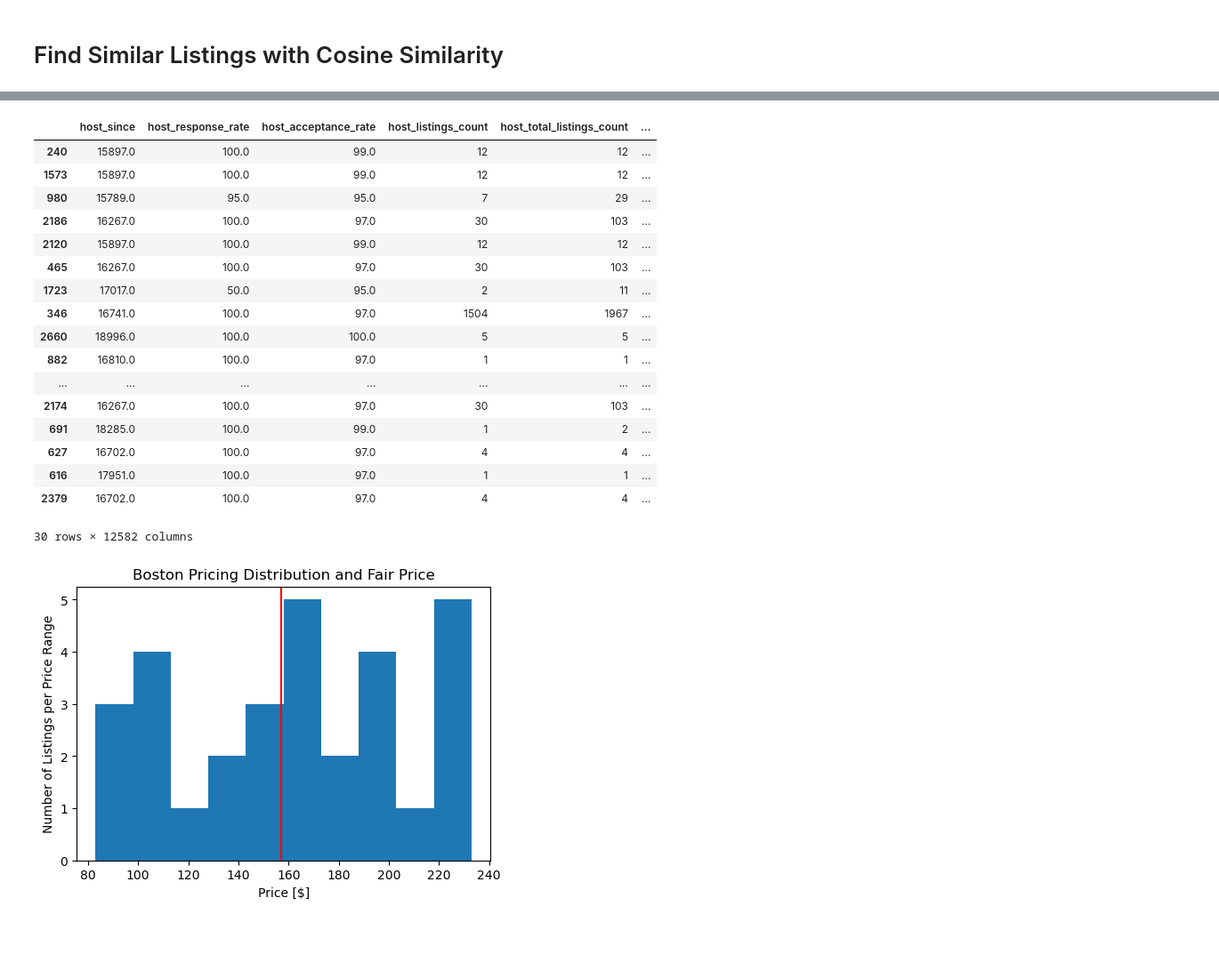
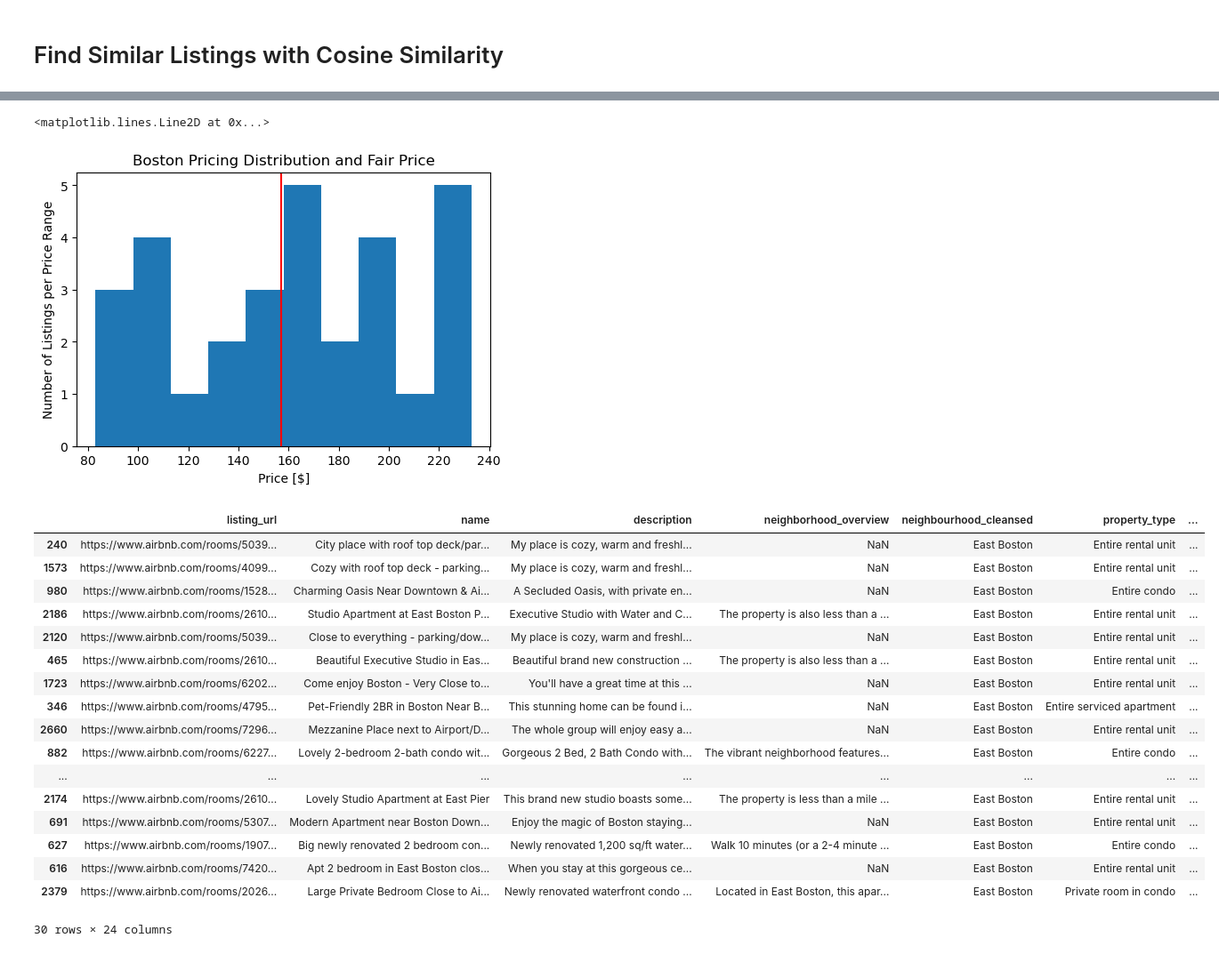
Before and after one commit to drossDS/Air_BnB_Fair_Pricing, a Jupyter notebook: code/_-Recommender.ipynb, the cells around one changed output, grey strips where cells are left out. Shown at 89% size. Cells and saved outputs as stored; diff of their text form; code cells hidden in the pictures.

Commit message:
figured out decoder ring, recommender now gives listings in original format

```diff
--- a/code/_-Recommender.ipynb
+++ b/code/_-Recommender.ipynb
@@ -32,3 +28,6 @@ from sklearn.metrics.pairwise import cosine_similarity
 lstn = pd.read_csv('../data/prepped_training.csv')
 # %%
 validation = pd.read_csv('../data/prepped_validation.csv')
+# %%
+# Need to import the original (training) dataset with no formatting to pull from at the very end
+recommender_population = pd.read_csv('../data/listings_train.csv')
@@ -280,6 +299,32 @@ rec_predict
 156.94
 # %% [markdown]
 # Find Similar Listings with Cosine Similarity
+# %%
+cust_facing_columns = [
+ 'listing_url',
+ 'name',
+ 'description',
+ 'neighborhood_overview',
+ 'neighbourhood_cleansed',
+ 'property_type',
+ 'room_type',
+ 'accommodates',
+ 'bathrooms_text',
+ 'bedrooms',
+ 'beds',
+ 'amenities',
+ 'price',
+ 'minimum_nights',
+ 'has_availability',
+ 'number_of_reviews',
+ 'review_scores_rating',
+ 'review_scores_accuracy',
+ 'review_scores_cleanliness',
+ 'review_scores_checkin',
+ 'review_scores_communication',
+ 'review_scores_location',
+ 'review_scores_value',
+ 'instant_bookable']
 # %%
 # Make a list of cosine similarities
 
@@ -371,26 +436,28 @@ plt.axvline(rec_predict, color = 'red')
 #         verticalalignment='top', bbox=props)
 
 # ======================= REFORMAT ABOVE CODE ==========================
-
-# NOTE !!!! - may need to fix this code later to swap out lstn
-lstn.iloc[suggested_indexes]
 # %% [output]
-|  | host_since | host_response_rate | host_acceptance_rate | host_listings_count | host_total_listings_count | ... |
-| 240 | 15897.0 | 100.0 | 99.0 | 12 | 12 | ... |
-| 1573 | 15897.0 | 100.0 | 99.0 | 12 | 12 | ... |
-| 980 | 15789.0 | 95.0 | 95.0 | 7 | 29 | ... |
-| 2186 | 16267.0 | 100.0 | 97.0 | 30 | 103 | ... |
-| 2120 | 15897.0 | 100.0 | 99.0 | 12 | 12 | ... |
-| 465 | 16267.0 | 100.0 | 97.0 | 30 | 103 | ... |
-| 1723 | 17017.0 | 50.0 | 95.0 | 2 | 11 | ... |
-| 346 | 16741.0 | 100.0 | 97.0 | 1504 | 1967 | ... |
-| 2660 | 18996.0 | 100.0 | 100.0 | 5 | 5 | ... |
-| 882 | 16810.0 | 100.0 | 97.0 | 1 | 1 | ... |
-| ... | ... | ... | ... | ... | ... | ... |
-| 2174 | 16267.0 | 100.0 | 97.0 | 30 | 103 | ... |
-| 691 | 18285.0 | 100.0 | 99.0 | 1 | 2 | ... |
-| 627 | 16702.0 | 100.0 | 97.0 | 4 | 4 | ... |
-| 616 | 17951.0 | 100.0 | 97.0 | 1 | 1 | ... |
-| 2379 | 16702.0 | 100.0 | 97.0 | 4 | 4 | ... |
-30 rows × 12582 columns
+<matplotlib.lines.Line2D at 0x...>
 [figure]
+# %%
+# Show listing that will match the ciretia
+recommender_population.iloc[suggested_indexes][cust_facing_columns]
+# %% [output]
+|  | listing_url | name | description | neighborhood_overview | neighbourhood_cleansed | property_type | ... |
+| 240 | https://www.airbnb.com/rooms/5039... | City place with roof top deck/par... | My place is cozy, warm and freshl... | NaN | East Boston | Entire rental unit | ... |
+| 1573 | https://www.airbnb.com/rooms/4099... | Cozy with roof top deck - parking... | My place is cozy, warm and freshl... | NaN | East Boston | Entire rental unit | ... |
+| 980 | https://www.airbnb.com/rooms/1528... | Charming Oasis Near Downtown & Ai... | A Secluded Oasis, with private en... | NaN | East Boston | Entire condo | ... |
+| 2186 | https://www.airbnb.com/rooms/2610... | Studio Apartment at East Boston P... | Executive Studio with Water and C... | The property is also less than a ... | East Boston | Entire rental unit | ... |
+| 2120 | https://www.airbnb.com/rooms/5039... | Close to everything - parking/dow... | My place is cozy, warm and freshl... | NaN | East Boston | Entire rental unit | ... |
+| 465 | https://www.airbnb.com/rooms/2610... | Beautiful Executive Studio in Eas... | Beautiful brand new construction ... | The property is also less than a ... | East Boston | Entire rental unit | ... |
+| 1723 | https://www.airbnb.com/rooms/6202... | Come enjoy Boston - Very Close to... | You'll have a great time at this ... | NaN | East Boston | Entire rental unit | ... |
+| 346 | https://www.airbnb.com/rooms/4795... | Pet-Friendly 2BR in Boston Near B... | This stunning home can be found i... | NaN | East Boston | Entire serviced apartment | ... |
+| 2660 | https://www.airbnb.com/rooms/7296... | Mezzanine Place next to Airport/D... | The whole group will enjoy easy a... | NaN | East Boston | Entire rental unit | ... |
+| 882 | https://www.airbnb.com/rooms/6227... | Lovely 2-bedroom 2-bath condo wit... | Gorgeous 2 Bed, 2 Bath Condo with... | The vibrant neighborhood features... | East Boston | Entire condo | ... |
+| ... | ... | ... | ... | ... | ... | ... | ... |
+| 2174 | https://www.airbnb.com/rooms/2610... | Lovely Studio Apartment at East Pier | This brand new studio boasts some... | The property is less than a mile ... | East Boston | Entire rental unit | ... |
+| 691 | https://www.airbnb.com/rooms/5307... | Modern Apartment near Boston Down... | Enjoy the magic of Boston staying... | NaN | East Boston | Entire rental unit | ... |
+| 627 | https://www.airbnb.com/rooms/1907... | Big newly renovated 2 bedroom con... | Newly renovated 1,200 sq/ft water... | Walk 10 minutes (or a 2-4 minute ... | East Boston | Entire condo | ... |
+| 616 | https://www.airbnb.com/rooms/7420... | Apt 2 bedroom in East Boston clos... | When you stay at this gorgeous ce... | NaN | East Boston | Entire rental unit | ... |
+| 2379 | https://www.airbnb.com/rooms/2026... | Large Private Bedroom Close to Ai... | Newly renovated waterfront condo ... | Located in East Boston, this apar... | East Boston | Private room in condo | ... |
+30 rows × 24 columns
```
Also changed, not shown: parts of 7 cells of this notebook, 1 other file.
